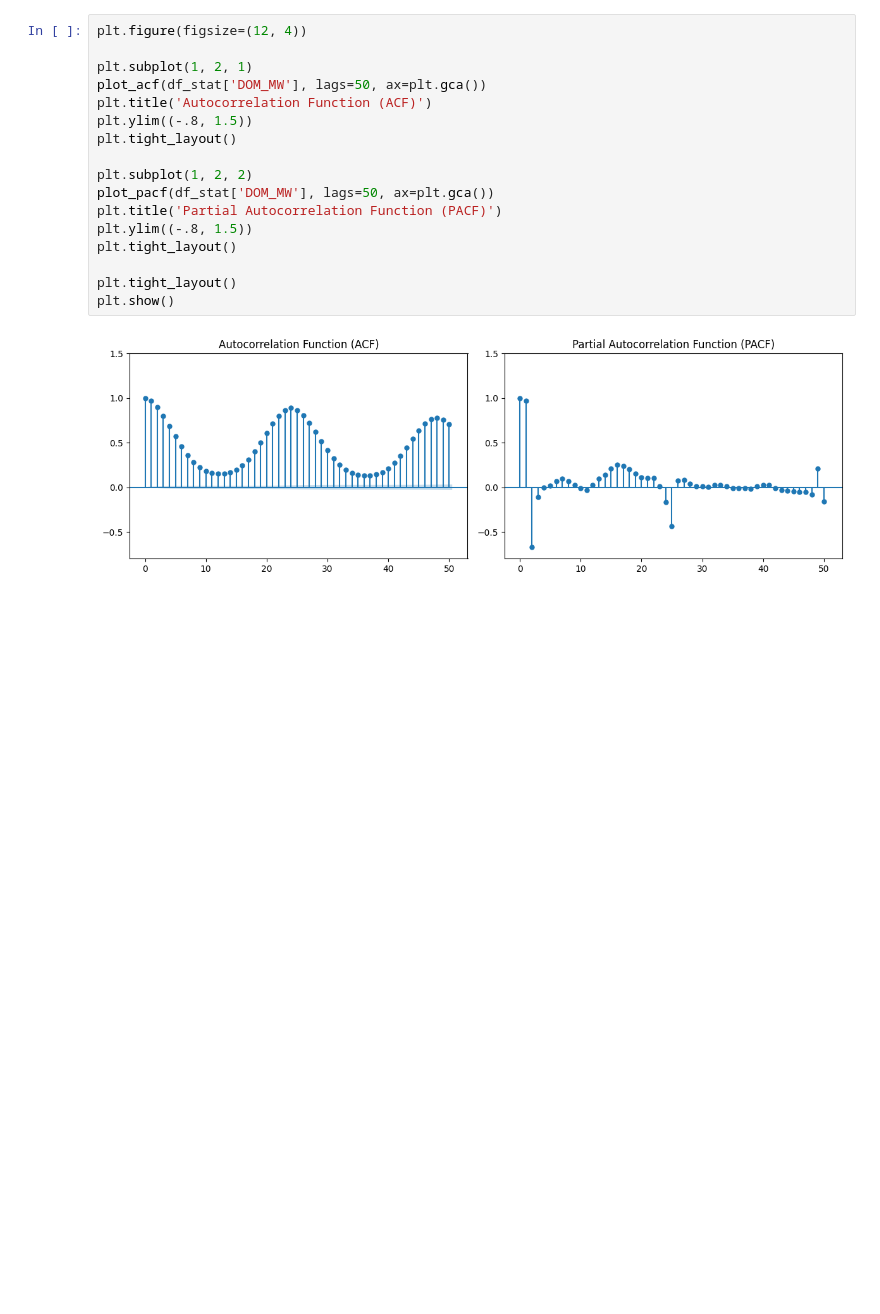
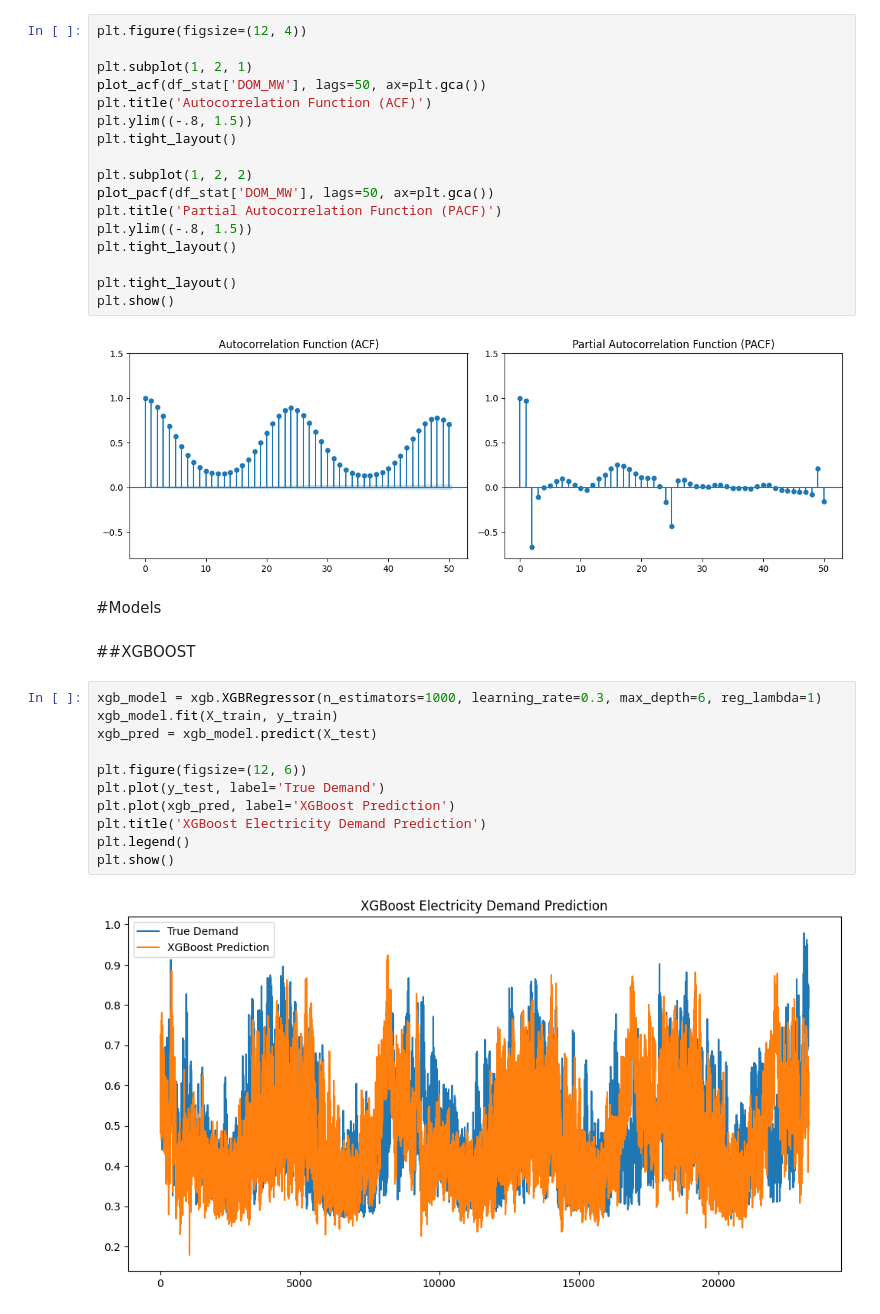
Before and after one commit to Sandeep-4469/ML_Project, a Jupyter notebook: ML_Project_TheMatrix.ipynb, the cells around one changed output. Cells and saved outputs as stored; diff of their text form; blank space fills up the shorter version.

Commit message:
Added XgBoost regressor and predicted the values

```diff
--- a/ML_Project_TheMatrix.ipynb
+++ b/ML_Project_TheMatrix.ipynb
@@ -185,3 +187,20 @@ plt.tight_layout()
 plt.show()
 # %% [output]
 [figure]
+# %% [markdown]
+#Models
+# %% [markdown]
+##XGBOOST
+# %%
+xgb_model = xgb.XGBRegressor(n_estimators=1000, learning_rate=0.3, max_depth=6, reg_lambda=1)
+xgb_model.fit(X_train, y_train)
+xgb_pred = xgb_model.predict(X_test)
+
+plt.figure(figsize=(12, 6))
+plt.plot(y_test, label='True Demand')
+plt.plot(xgb_pred, label='XGBoost Prediction')
+plt.title('XGBoost Electricity Demand Prediction')
+plt.legend()
+plt.show()
+# %% [output]
+[figure, added]
```
Also changed, not shown: parts of 2 cells of this notebook.
